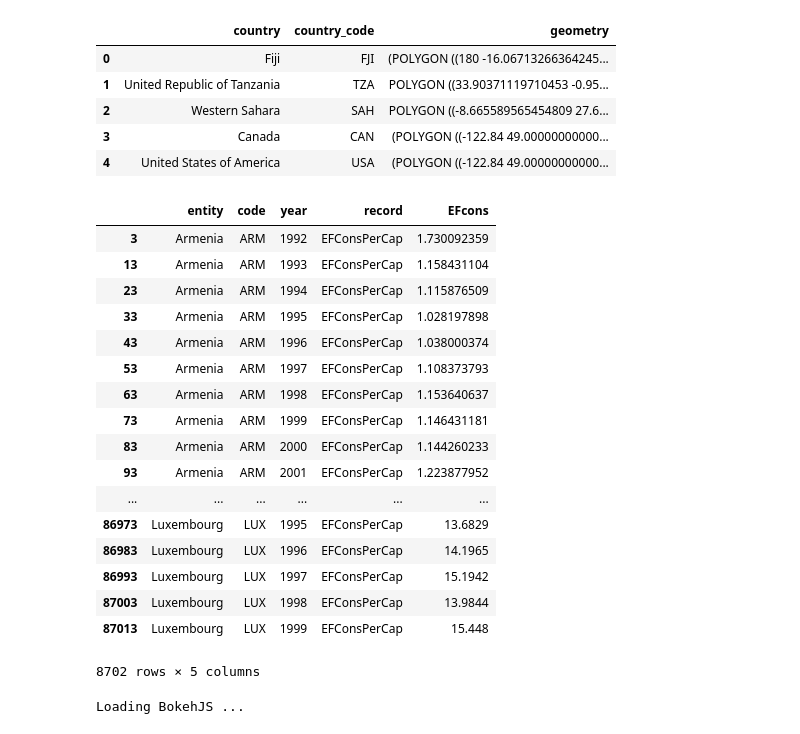
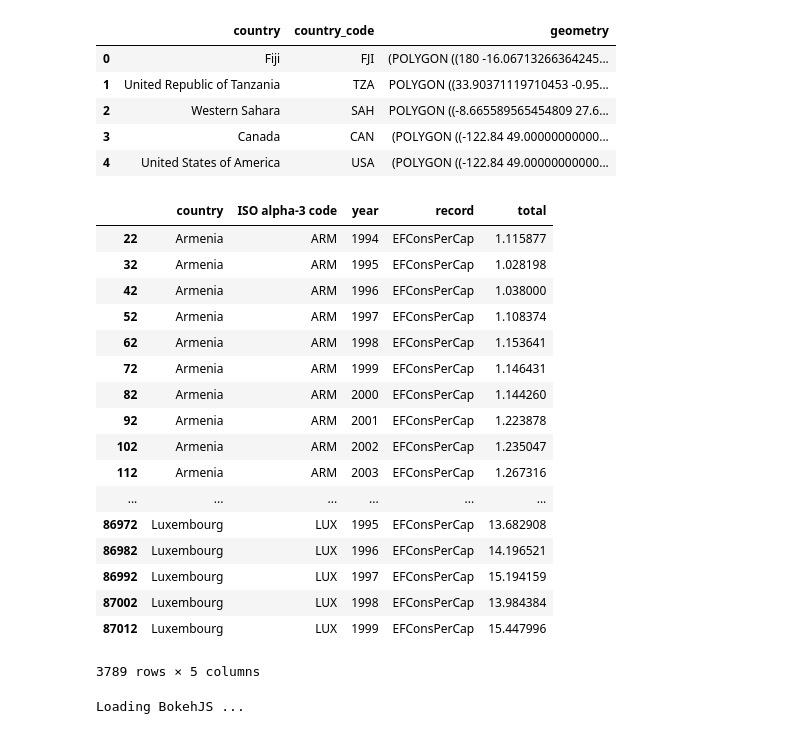
Before and after one commit to alhuang2/ecological-footprint, a Jupyter notebook: choropleth.ipynb, the cells around one changed output. Drawn from its saved outputs; the diff is of its cells as text; code cells hidden in the pictures.

```diff
--- a/choropleth.ipynb
+++ b/choropleth.ipynb
@@ -22,29 +22,41 @@ gdf.head()
 #Drop row corresponding to 'Antarctica'
 gdf = gdf.drop(gdf.index[159])
 # %%
-df = pd.read_csv('NFA_2018.csv', usecols=[0,1,4,5,12], names =['entity', 'code', 'year', 'record', 'EFcons'])
 
-df = df[df.record == 'EFConsPerCap']
+df = pd.read_csv('NFA_2018.csv', usecols=[0,1,4,5,12])
+
+EFCons = df[df.record == 'EFConsPerCap']
+
+
+years = [1994,1995,1996,1997,1998,1999,2000,2001,2002,2003,2004,2005,2006,2007,2008,2009,2010,2011,2012,2013,2014]
+
+EFCons_years = EFCons[EFCons.year.isin(years)]
+
+df = EFCons_years[EFCons_years.country != 'World']
+
 df
+
+
+
 
 #df = pd.read_csv('obesity.csv', names = ['entity', 'code', 'year', 'per_cent_obesity'], skiprows = 1)
 #df.head(50)
 # %% [output]
-|  | entity | code | year | record | EFcons |
-| 3 | Armenia | ARM | 1992 | EFConsPerCap | 1.730092359 |
-| 13 | Armenia | ARM | 1993 | EFConsPerCap | 1.158431104 |
-| 23 | Armenia | ARM | 1994 | EFConsPerCap | 1.115876509 |
-| 33 | Armenia | ARM | 1995 | EFConsPerCap | 1.028197898 |
-| 43 | Armenia | ARM | 1996 | EFConsPerCap | 1.038000374 |
-| 53 | Armenia | ARM | 1997 | EFConsPerCap | 1.108373793 |
-| 63 | Armenia | ARM | 1998 | EFConsPerCap | 1.153640637 |
-| 73 | Armenia | ARM | 1999 | EFConsPerCap | 1.146431181 |
-| 83 | Armenia | ARM | 2000 | EFConsPerCap | 1.144260233 |
-| 93 | Armenia | ARM | 2001 | EFConsPerCap | 1.223877952 |
+|  | country | ISO alpha-3 code | year | record | total |
+| 22 | Armenia | ARM | 1994 | EFConsPerCap | 1.115877 |
+| 32 | Armenia | ARM | 1995 | EFConsPerCap | 1.028198 |
+| 42 | Armenia | ARM | 1996 | EFConsPerCap | 1.038000 |
+| 52 | Armenia | ARM | 1997 | EFConsPerCap | 1.108374 |
+| 62 | Armenia | ARM | 1998 | EFConsPerCap | 1.153641 |
+| 72 | Armenia | ARM | 1999 | EFConsPerCap | 1.146431 |
+| 82 | Armenia | ARM | 2000 | EFConsPerCap | 1.144260 |
+| 92 | Armenia | ARM | 2001 | EFConsPerCap | 1.223878 |
+| 102 | Armenia | ARM | 2002 | EFConsPerCap | 1.235047 |
+| 112 | Armenia | ARM | 2003 | EFConsPerCap | 1.267316 |
 | ... | ... | ... | ... | ... | ... |
-| 86973 | Luxembourg | LUX | 1995 | EFConsPerCap | 13.6829 |
-| 86983 | Luxembourg | LUX | 1996 | EFConsPerCap | 14.1965 |
-| 86993 | Luxembourg | LUX | 1997 | EFConsPerCap | 15.1942 |
-| 87003 | Luxembourg | LUX | 1998 | EFConsPerCap | 13.9844 |
-| 87013 | Luxembourg | LUX | 1999 | EFConsPerCap | 15.448 |
+| 86972 | Luxembourg | LUX | 1995 | EFConsPerCap | 13.682908 |
+| 86982 | Luxembourg | LUX | 1996 | EFConsPerCap | 14.196521 |
+| 86992 | Luxembourg | LUX | 1997 | EFConsPerCap | 15.194159 |
+| 87002 | Luxembourg | LUX | 1998 | EFConsPerCap | 13.984384 |
+| 87012 | Luxembourg | LUX | 1999 | EFConsPerCap | 15.447996 |
-8702 rows × 5 columns
+3789 rows × 5 columns
```
Also changed, not shown: parts of 9 cells of this notebook.
